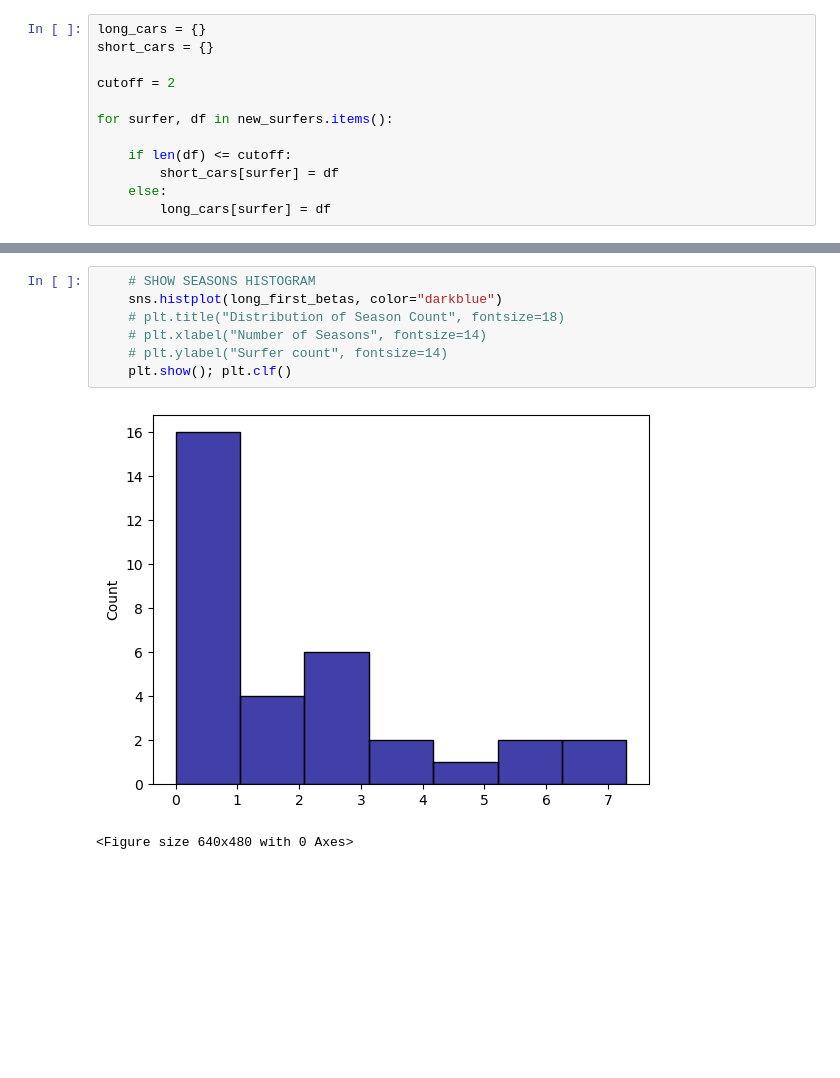
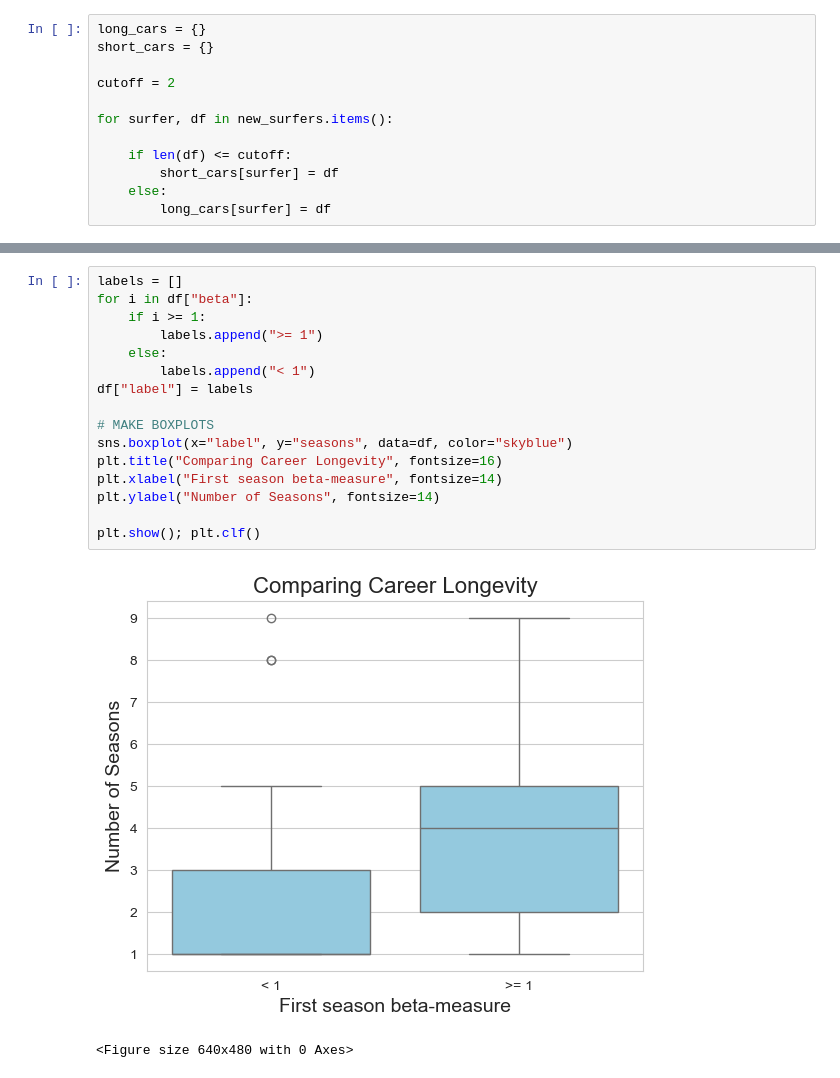
Before and after one commit to imalvarado/6400-Project-ima35, a Jupyter notebook: code/time_series_analysis.ipynb, the cells around one changed output, grey strips where cells are left out. Cells and saved outputs as stored; diff of their text form; blank space fills up the shorter version.

```diff
--- a/code/time_series_analysis.ipynb
+++ b/code/time_series_analysis.ipynb
@@ -235,10 +259,19 @@ sns.boxplot(x="car_length", y="beta", data=df)
-# %%
-    # SHOW SEASONS HISTOGRAM
-    sns.histplot(long_first_betas, color="darkblue")
-    # plt.title("Distribution of Season Count", fontsize=18)
-    # plt.xlabel("Number of Seasons", fontsize=14)
-    # plt.ylabel("Surfer count", fontsize=14)
-    plt.show(); plt.clf()
-# %% [output]
-[figure, removed]
-<Figure size 640x480 with 0 Axes>
+# %%
+labels = []
+for i in df["beta"]:
+    if i >= 1:
+        labels.append(">= 1")
+    else:
+        labels.append("< 1")
+df["label"] = labels
+
+# MAKE BOXPLOTS
+sns.boxplot(x="label", y="seasons", data=df, color="skyblue")
+plt.title("Comparing Career Longevity", fontsize=16)
+plt.xlabel("First season beta-measure", fontsize=14)
+plt.ylabel("Number of Seasons", fontsize=14)
+
+plt.show(); plt.clf()
+# %% [output]
+[figure, added]
+<Figure size 640x480 with 0 Axes>
```
Also changed, not shown: parts of 10 cells of this notebook, 4 other files.
